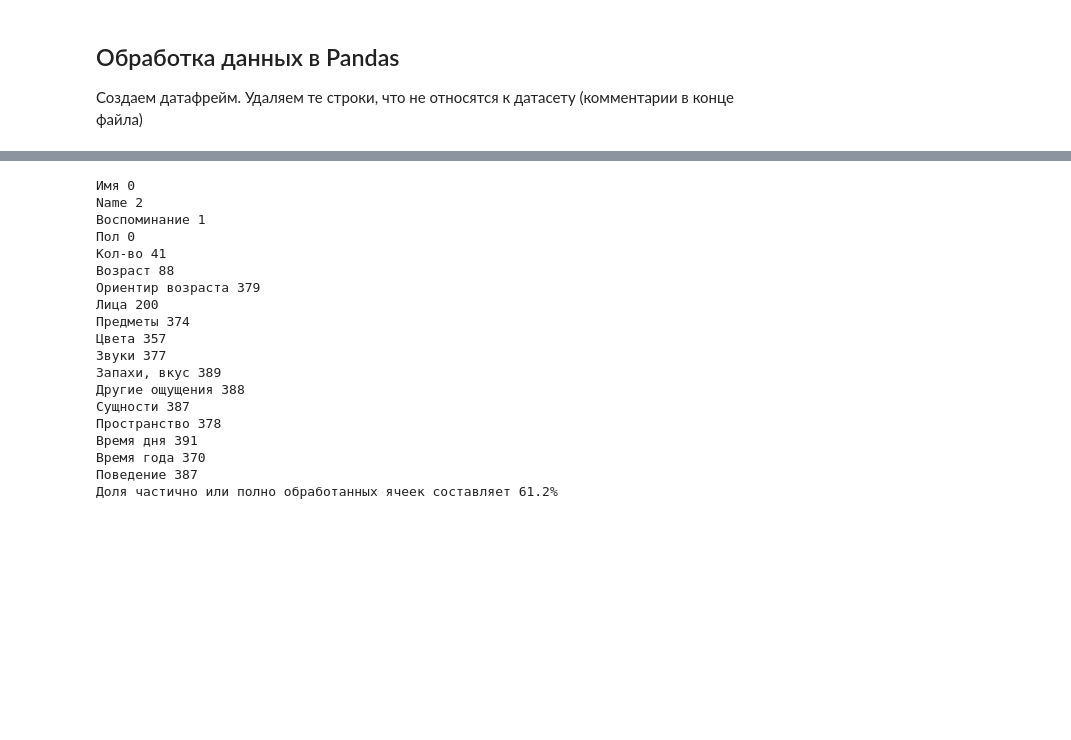
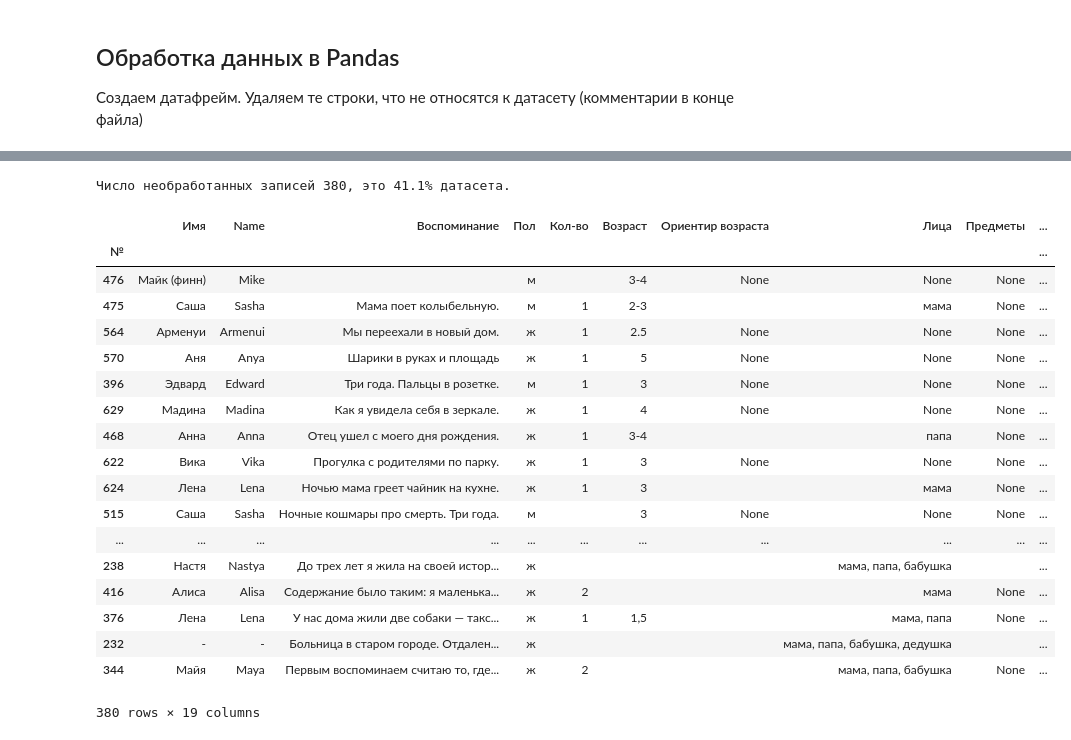
Before and after one commit to matyushkin/reminiscence, a Jupyter notebook: Reminiscence.ipynb, the cells around one changed output, grey strips where cells are left out. Drawn from its saved outputs; the diff is of its cells as text; code cells hidden in the pictures; blank space fills up the shorter version.

Commit message:
Добавлен функционал определения готового объема проекта, подсчета числа символов в записях, сортировки необработанных ранее записей.

```diff
--- a/Reminiscence.ipynb
+++ b/Reminiscence.ipynb
@@ -64,7 +73,17 @@ data = get_data()
 
 Создаем датафрейм. Удаляем те строки, что не относятся к датасету (комментарии в конце файла)
 # %%
-df = pd.DataFrame.from_records(data)
-headers = df.iloc[0]  # Названия столбцов содержатся в нулевой строке таблицы
-df = pd.DataFrame(df.values[1:], columns=headers)
-df = df.set_index('№') # Номер строки соответствует номеру воспоминания
+def get_df():
+    data = get_data()
+    df = pd.DataFrame.from_records(data)
+    headers = df.iloc[0]  # Названия столбцов содержатся в нулевой строке таблицы
+    df = pd.DataFrame(df.values[1:], columns=headers)
+    df = df.set_index('№') # Номер строки соответствует номеру воспоминания
+
+    # Пока не рассматриваются переводные записи. Комментарии используются лишь как заметки
+    df = df.drop(columns=['Translation', 'Translation footnote', 'Комментарий'])
+
+    # Добавим столбец подсчета числа символов, из которых состоит запись.
+    df ['Число символов'] = df['Воспоминание'].apply(lambda x: len(x))
+
+    return df
@@ -95,0 +90,2 @@ Translation footnote
+# %%
+df = get_df()
@@ -96,11 +104,18 @@ Translation footnote
 # %%
-def col_empty_cells(col_name:str):
+def col_empty_cells(df, col_name:str):
     """Находит пустые и NoneType ячейки столбца с именем col_name"""
     none_cells = df[col_name][~df[col_name].notna()].index
     empty_cells = df[col_name][df[col_name]==''].index
     ids = sorted(list(set(none_cells) | set(empty_cells)))
     return ids
 
-col_name = 'Кол-во'
-ids = col_empty_cells(col_name)
-print('{0} записи столбца "{1}" пусты: {2}'.format(len(ids), col_name, list(ids)))
+
+def percent_line():
+    """Определяет долю полностью обработанных записей, не содержащие пустых строк во всех полях,
+    за исключением графы Комментарий. Выводятся строки, в порядке возрастания объема воспоминания"""
+    # отбираем записи, содержащие не более 1 пустой графы - обычно это графа комментарий
+    df = get_df()
+    df_not_ready = df[df.apply(lambda x: x.isnull().sum(), axis='columns') != 0]
+    p = 100*(1-len(df_not_ready)/len(df))
+    print("Число необработанных записей {0}, это {1:.1f}% датасета.".format(len(df_not_ready), p))
+    return df_not_ready.sort_values(by='Число символов')
@@ -119,22 +122,23 @@ def percent():
-# %%
-percent()
-# %% [output]
-Имя 0
-Name 2
-Воспоминание 1
-Пол 0
-Кол-во 41
-Возраст 88
-Ориентир возраста 379
-Лица 200
-Предметы 374
-Цвета 357
-Звуки 377
-Запахи, вкус 389
-Другие ощущения 388
-Сущности 387
-Пространство 378
-Время дня 391
-Время года 370
-Поведение 387
-Доля частично или полно обработанных ячеек составляет 61.2%
+# %%
+percent_line()
+# %% [output]
+Число необработанных записей 380, это 41.1% датасета.
+|  | Имя | Name | Воспоминание | Пол | Кол-во | Возраст | Ориентир возраста | Лица | Предметы | ... |
+| № |  |  |  |  |  |  |  |  |  | ... |
+| 476 | Майк (финн) | Mike |  | м |  | 3-4 | None | None | None | ... |
+| 475 | Саша | Sasha | Мама поет колыбельную. | м | 1 | 2-3 |  | мама | None | ... |
+| 564 | Арменуи | Armenui | Мы переехали в новый дом. | ж | 1 | 2.5 | None | None | None | ... |
+| 570 | Аня | Anya | Шарики в руках и площадь | ж | 1 | 5 | None | None | None | ... |
+| 396 | Эдвард | Edward | Три года. Пальцы в розетке. | м | 1 | 3 | None | None | None | ... |
+| 629 | Мадина | Madina | Как я увидела себя в зеркале. | ж | 1 | 4 | None | None | None | ... |
+| 468 | Анна | Anna | Отец ушел с моего дня рождения. | ж | 1 | 3-4 |  | папа | None | ... |
+| 622 | Вика | Vika | Прогулка с родителями по парку. | ж | 1 | 3 | None | None | None | ... |
+| 624 | Лена | Lena | Ночью мама греет чайник на кухне. | ж | 1 | 3 |  | мама | None | ... |
+| 515 | Саша | Sasha | Ночные кошмары про смерть. Три года. | м |  | 3 | None | None | None | ... |
+| ... | ... | ... | ... | ... | ... | ... | ... | ... | ... | ... |
+| 238 | Настя | Nastya | До трех лет я жила на своей истор... | ж |  |  |  | мама, папа, бабушка |  | ... |
+| 416 | Алиса | Alisa | Содержание было таким: я маленька... | ж | 2 |  |  | мама | None | ... |
+| 376 | Лена | Lena | У нас дома жили две собаки — такс... | ж | 1 | 1,5 |  | мама, папа | None | ... |
+| 232 | - | - | Больница в старом городе. Отдален... | ж |  |  |  | мама, папа, бабушка, дедушка |  | ... |
+| 344 | Майя | Maya | Первым воспоминаем считаю то, где... | ж | 2 |  |  | мама, папа, бабушка | None | ... |
+380 rows × 19 columns
```
Also changed, not shown: parts of 8 cells of this notebook.
